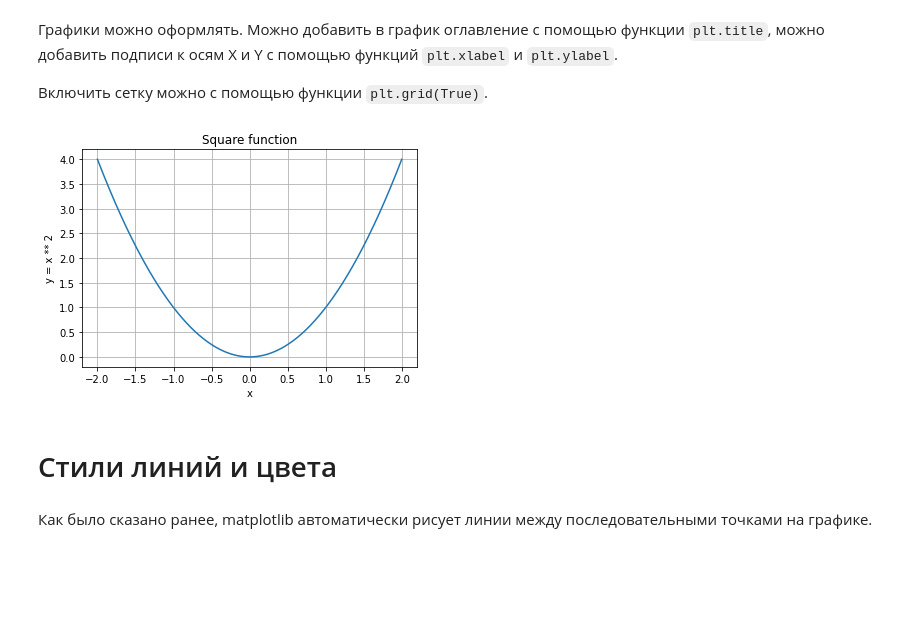
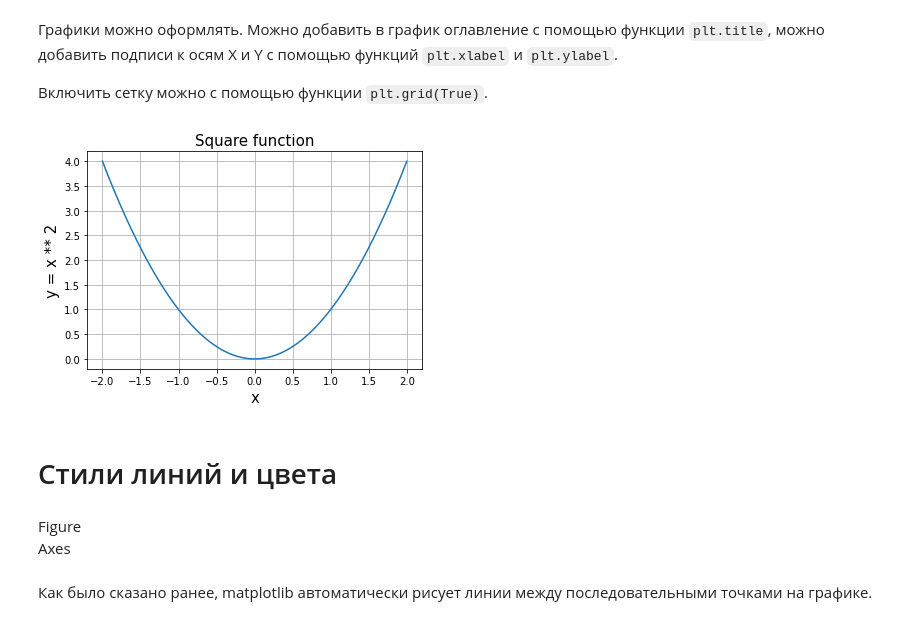
Before and after one commit to Lpshkn/Tutors, a Jupyter notebook: Matplotlib/Introducing.ipynb, the cells around one changed output. Drawn from its saved outputs; the diff is of its cells as text; code cells hidden in the pictures; blank space fills up the shorter version.

```diff
--- a/Matplotlib/Introducing.ipynb
+++ b/Matplotlib/Introducing.ipynb
@@ -60,15 +62,18 @@ plt.show()
 Включить сетку можно с помощью функции `plt.grid(True)`.
 # %%
 plt.plot(x, y)
-plt.title('Square function')
-plt.xlabel('x')
-plt.ylabel('y = x ** 2')
+plt.title('Square function', fontsize=15)
+plt.xlabel('x', fontsize=15)
+plt.ylabel('y = x ** 2', fontsize=15)
 plt.grid(True)
 plt.show()
 # %% [output]
-[figure, old version]
+[figure, new version]
 # %% [markdown]
 # Стили линий и цвета
+# %% [markdown]
+Figure
+Axes
 # %% [markdown]
 Как было сказано ранее, matplotlib автоматически рисует линии между последовательными точками на графике.
 # %%
```
Also changed, not shown: parts of 9 cells of this notebook, 2 other files.
